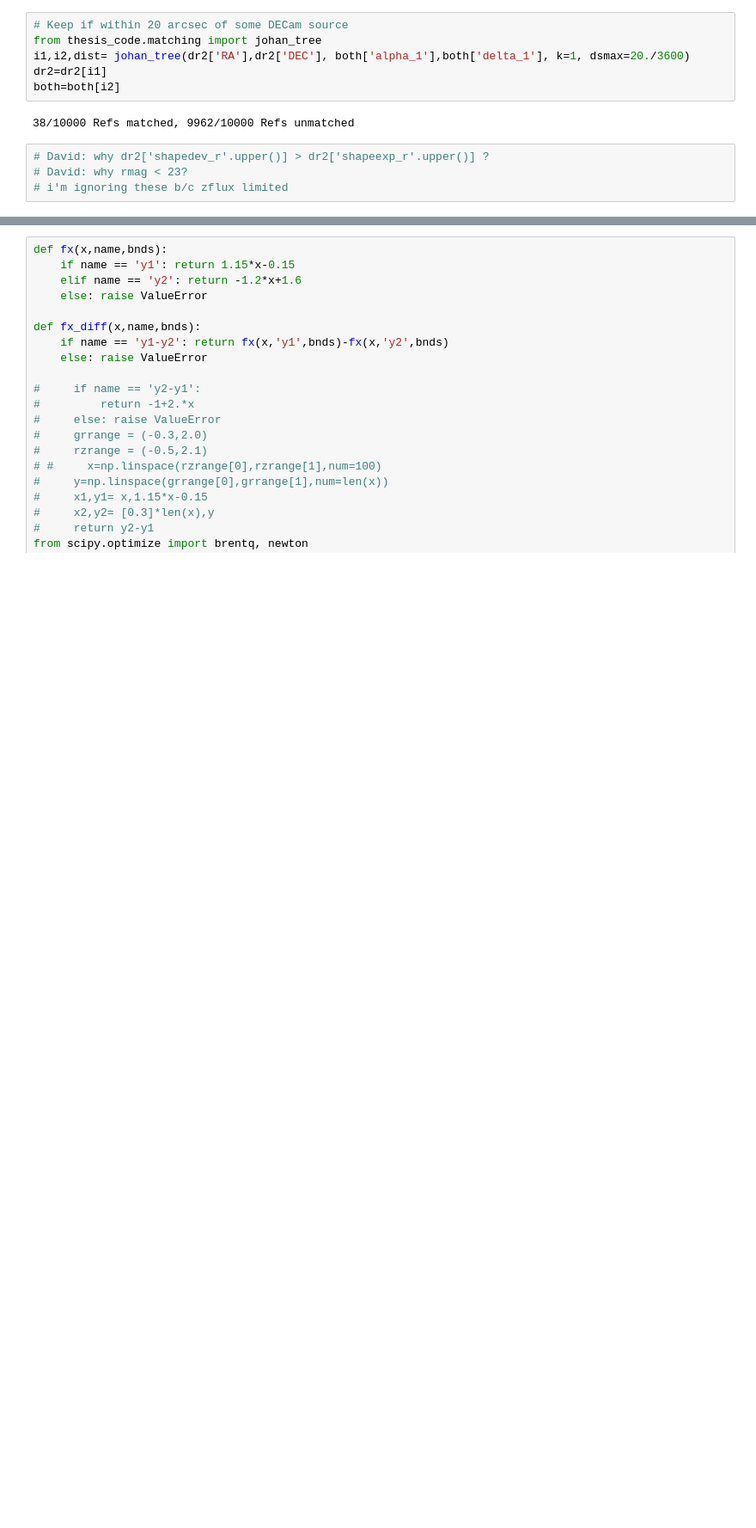
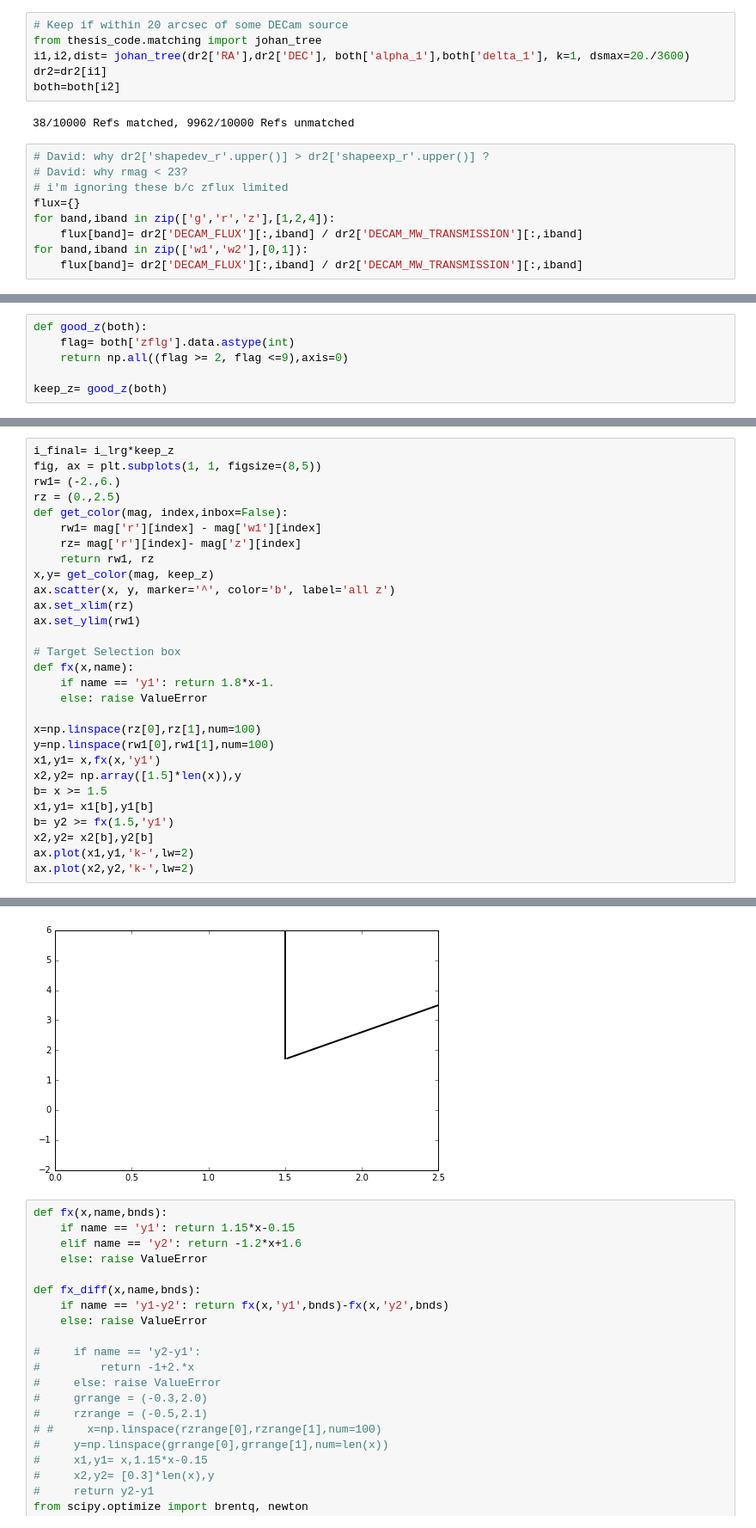
Before and after one commit to kaylanb/thesis_code, a Jupyter notebook: decals_sim/MoG.ipynb, the cells around one changed output, grey strips where cells are left out. Shown at 86% size. Cells and saved outputs as stored; diff of their text form; blank space fills up the shorter version.

Commit message:
rough lrg selection and selection box on plot made

```diff
--- a/decals_sim/MoG.ipynb
+++ b/decals_sim/MoG.ipynb
@@ -262,3 +262,8 @@ both=both[i2]
 # David: why dr2['shapedev_r'.upper()] > dr2['shapeexp_r'.upper()] ?
 # David: why rmag < 23?
 # i'm ignoring these b/c zflux limited
+flux={}
+for band,iband in zip(['g','r','z'],[1,2,4]):
+    flux[band]= dr2['DECAM_FLUX'][:,iband] / dr2['DECAM_MW_TRANSMISSION'][:,iband]
+for band,iband in zip(['w1','w2'],[0,1]):
+    flux[band]= dr2['DECAM_FLUX'][:,iband] / dr2['DECAM_MW_TRANSMISSION'][:,iband]
@@ -286,0 +304,6 @@ len(deep1)
+# %%
+def good_z(both):
+    flag= both['zflg'].data.astype(int)
+    return np.all((flag >= 2, flag <=9),axis=0)
+
+keep_z= good_z(both)
@@ -286,0 +313,30 @@ len(deep1)
+# %%
+i_final= i_lrg*keep_z
+fig, ax = plt.subplots(1, 1, figsize=(8,5))
+rw1= (-2.,6.)
+rz = (0.,2.5)
+def get_color(mag, index,inbox=False):
+    rw1= mag['r'][index] - mag['w1'][index]
+    rz= mag['r'][index]- mag['z'][index]
+    return rw1, rz
+x,y= get_color(mag, keep_z)
+ax.scatter(x, y, marker='^', color='b', label='all z')
+ax.set_xlim(rz)
+ax.set_ylim(rw1)
+
+# Target Selection box
+def fx(x,name):
+    if name == 'y1': return 1.8*x-1.
+    else: raise ValueError
+
+x=np.linspace(rz[0],rz[1],num=100)
+y=np.linspace(rw1[0],rw1[1],num=100)
+x1,y1= x,fx(x,'y1')
+x2,y2= np.array([1.5]*len(x)),y
+b= x >= 1.5
+x1,y1= x1[b],y1[b]
+b= y2 >= fx(1.5,'y1')
+x2,y2= x2[b],y2[b]
+ax.plot(x1,y1,'k-',lw=2)
+ax.plot(x2,y2,'k-',lw=2)
+# %% [output]
@@ -287,3 +344,4 @@ len(deep1)
+[figure, added]
 # %%
 def fx(x,name,bnds):
     if name == 'y1': return 1.15*x-0.15
```
Also changed, not shown: parts of 6 cells of this notebook.
